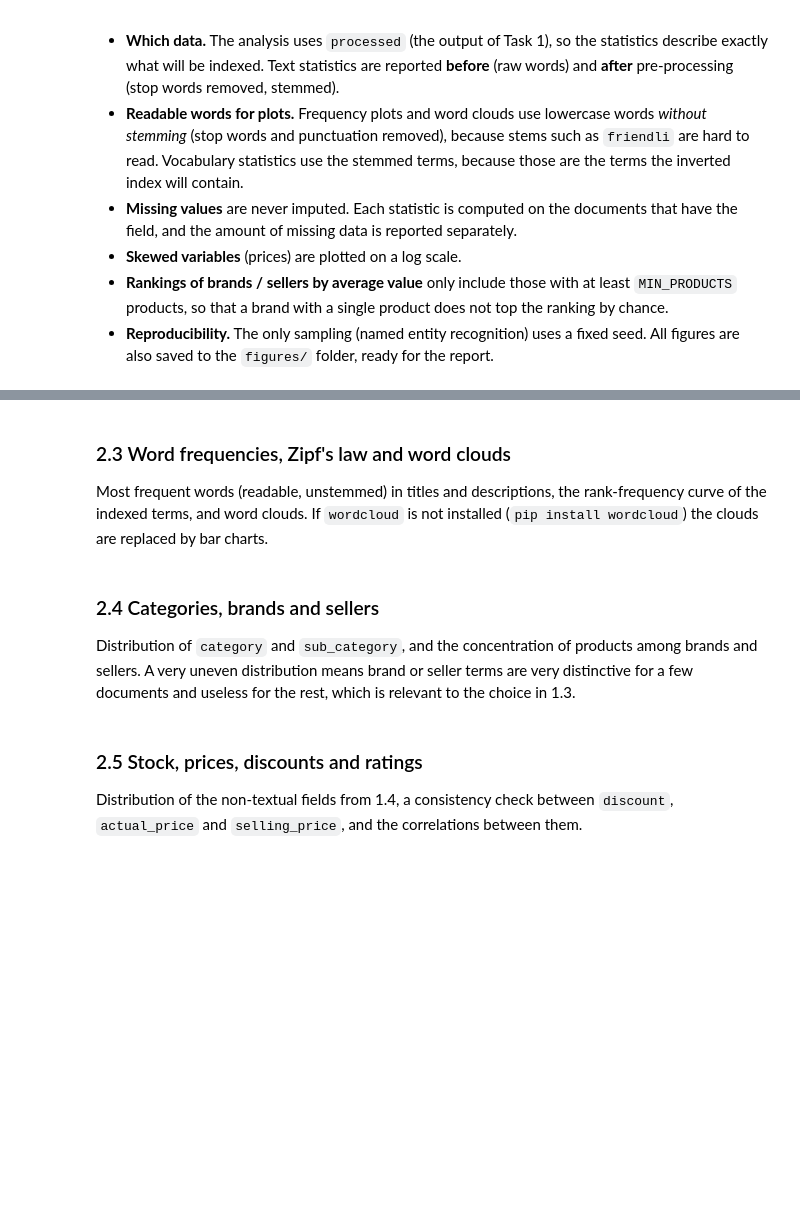
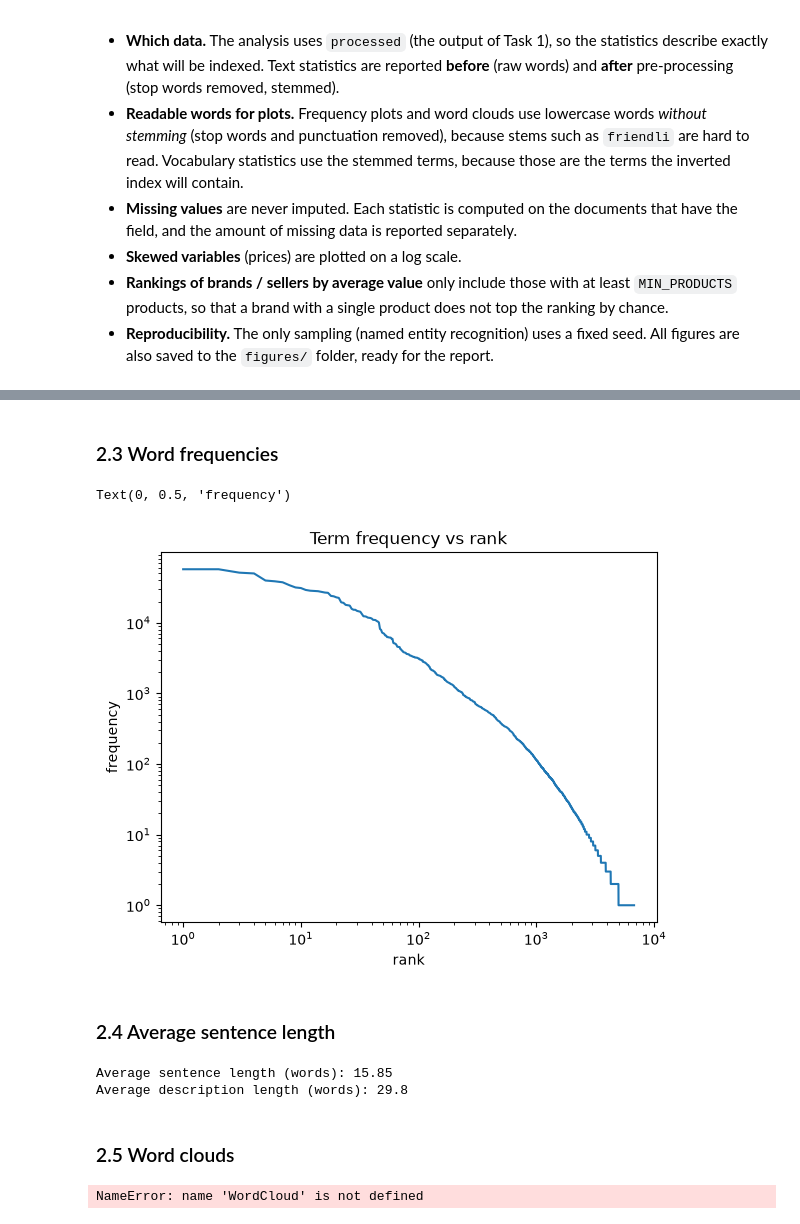
Before and after one commit to juliahupf/RIAW, a Jupyter notebook: project_progress/part_1/part1.ipynb, the cells around one changed output, grey strips where cells are left out. Saved outputs shown, nothing was run; the diff lists cells and outputs as text; code cells hidden in the pictures; blank space fills up the shorter version.

```diff
--- a/project_progress/part_1/part1.ipynb
+++ b/project_progress/part_1/part1.ipynb
@@ -374,17 +330,9 @@ display(vocab_table.round(3))
 # %% [markdown]
-### 2.3 Word frequencies, Zipf's law and word clouds
-
-Most frequent words (readable, unstemmed) in titles and descriptions, the rank-frequency curve of the indexed terms, and word clouds. If `wordcloud` is not installed (`pip install wordcloud`) the clouds are replaced by bar charts.
+### 2.3 Word frequencies
 # %%
-title_counter = Counter(w for t in df["title"] for w in readable_tokens(t))
-desc_counter = Counter(w for t in df["description"] for w in readable_tokens(t))
-
-def plot_top(counter, n, title, ax):
-    words, counts = zip(*counter.most_common(n))
-    ax.barh(words[::-1], counts[::-1], color="tab:blue")
-    ax.set_title(title); ax.set_xlabel("occurrences")
-
-fig, axes = plt.subplots(1, 2, figsize=(12, 6))
-plot_top(title_counter, 20, "Top 20 words in titles", axes[0])
-plot_top(desc_counter, 20, "Top 20 words in descriptions", axes[1])
-finish("top_words")
+freqs = sorted(vocab.values(), reverse=True)
+plt.loglog(range(1, len(freqs)+1), freqs)
+plt.title("Term frequency vs rank"); plt.xlabel("rank"); plt.ylabel("frequency")
+# %% [output]
+Text(0, 0.5, 'frequency')
+[figure, added]
@@ -426,13 +339,11 @@ else:
 # %% [markdown]
-### 2.4 Categories, brands and sellers
-
-Distribution of `category` and `sub_category`, and the concentration of products among brands and sellers. A very uneven distribution means brand or seller terms are very distinctive for a few documents and useless for the rest, which is relevant to the choice in 1.3.
+### 2.4 Average sentence length
 # %%
-print("Products per category")
-display(df["category_clean"].value_counts(dropna=False).to_frame("products"))
-
-sub_counts = df["sub_category_clean"].value_counts()
-print(f"{len(sub_counts)} sub-categories")
-sub_counts.head(15)[::-1].plot.barh(color="tab:blue")
-plt.title("Products per sub-category (top 15)"); plt.xlabel("products")
-finish("sub_categories")
+desc = df["description"].dropna()
+sample = desc.sample(min(5000, len(desc)), random_state=0)
+lens = [len(s.split()) for d in sample for s in sent_tokenize(d)]
+print("Average sentence length (words):", round(sum(lens)/len(lens), 2))
+print("Average description length (words):", round(desc.str.split().str.len().mean(), 1))
+# %% [output]
+Average sentence length (words): 15.85
+Average description length (words): 29.8
@@ -457,18 +350,10 @@ finish("top_brands_sellers")
 # %% [markdown]
-### 2.5 Stock, prices, discounts and ratings
-
-Distribution of the non-textual fields from 1.4, a consistency check between `discount`, `actual_price` and `selling_price`, and the correlations between them.
+### 2.5 Word clouds
 # %%
-oos = df["out_of_stock"].map(lambda v: np.nan if is_missing(v) else float(v))
-oos_counts = df["out_of_stock"].value_counts(dropna=False)
-display(oos_counts.to_frame("products"))
-print(f"out of stock: {np.nanmean(oos) * 100:.2f}% of the products with a value")
-
-oos_by_sub = (df.assign(oos=oos).groupby("sub_category_clean")["oos"]
-                .agg(["mean", "count"]))
-oos_by_sub = oos_by_sub[oos_by_sub["count"] >= MIN_PRODUCTS].sort_values("mean", ascending=False)
-if len(oos_by_sub):
-    (oos_by_sub["mean"].head(10)[::-1] * 100).plot.barh(color="tab:red")
-    plt.title(f"% out of stock by sub-category (at least {MIN_PRODUCTS} products)")
-    plt.xlabel("% out of stock")
-    finish("out_of_stock_by_subcategory")
+for field in ["title_terms", "description_terms"]:
+    freq = Counter(t for terms in df[field] for t in terms)
+    wc = WordCloud(width=1000, height=500, background_color="white").generate_from_frequencies(freq)
+    plt.imshow(wc, interpolation="bilinear"); plt.axis("off"); plt.title(field)
+    show(f"wordcloud_{field}")
+# %% [output]
+NameError: name 'WordCloud' is not defined
```
Also changed, not shown: parts of 25 cells of this notebook, 13 other files.
